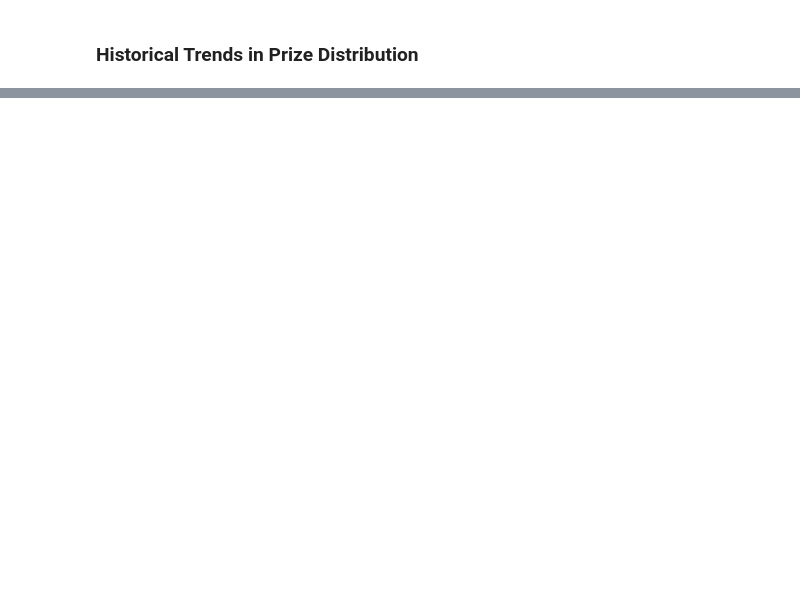
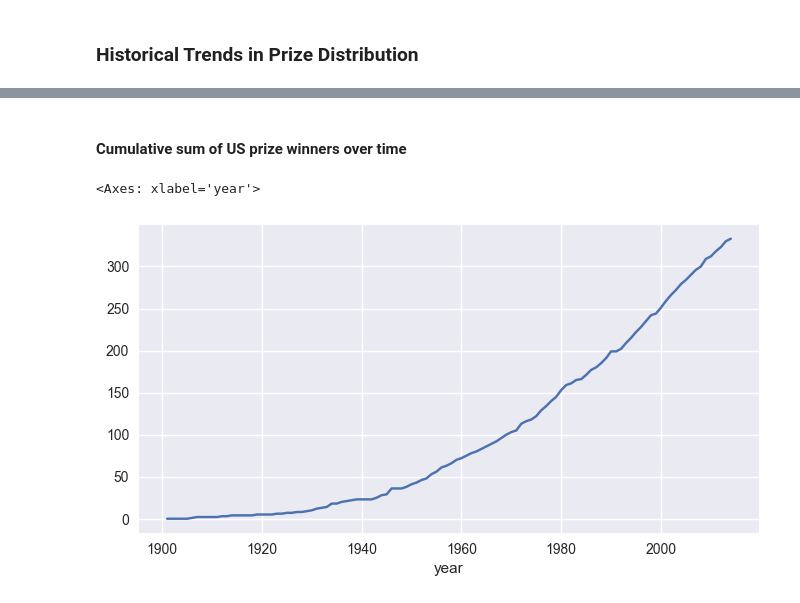
Before and after one commit to MSulSal/nobel-data-exploration, a Jupyter notebook: Nobel Winners Data Exploration.ipynb, the cells around one changed output, grey strips where cells are left out. Cells and saved outputs as stored; diff of their text form; code cells hidden in the pictures; blank space fills up the shorter version.

```diff
--- a/Nobel Winners Data Exploration.ipynb
+++ b/Nobel Winners Data Exploration.ipynb
@@ -266,2 +266,7 @@ plt.tight_layout()
 # %% [markdown]
 ### Historical Trends in Prize Distribution
+# %%
+plt.rcParams["font.size"] = 20
+new_index = pd.Index(np.arange(1901, 2015), name="year")
+by_year_nat_sz = df.groupby(["year", "country"]).size().unstack().fillna(0).reindex(new_index)
+by_year_nat_sz
@@ -267,0 +288,7 @@ plt.tight_layout()
+# %% [markdown]
+#### Cumulative sum of US prize winners over time
+# %%
+by_year_nat_sz["United States"].fillna(0).cumsum().plot()
+# %% [output]
+<Axes: xlabel='year'>
+[figure, added]
```
Also changed, not shown: parts of 11 cells of this notebook.
